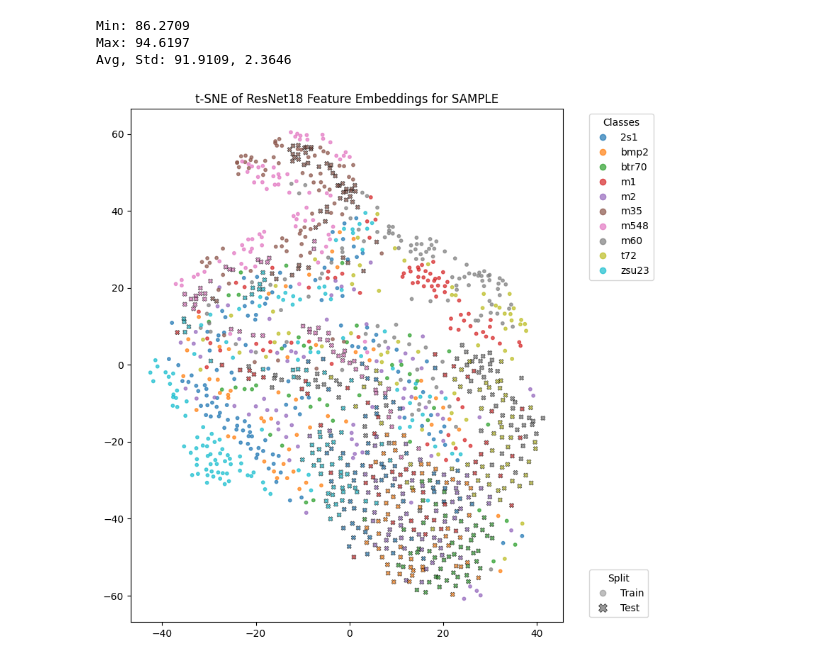
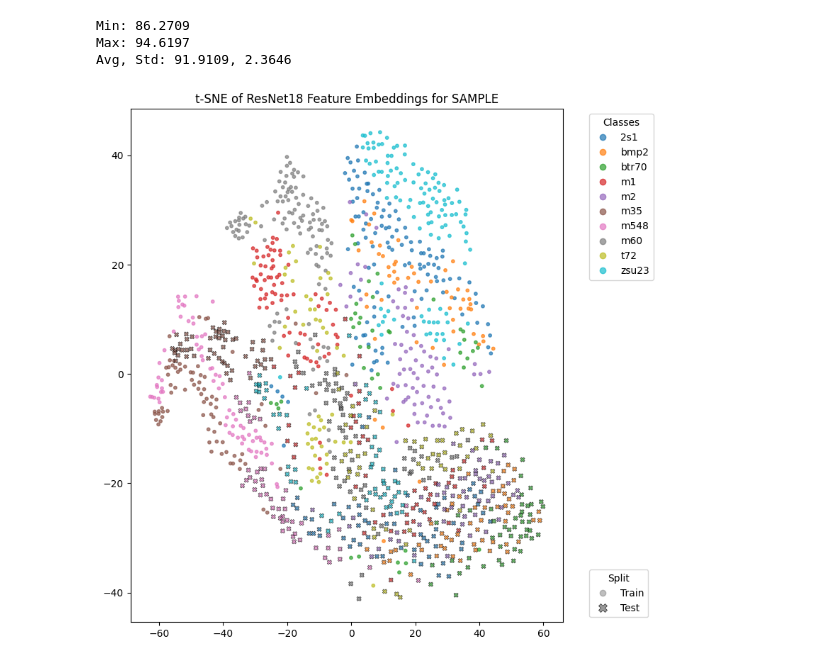
Before and after one commit to alvin-ng44/SAR_ML, a Jupyter notebook: notebooks/SSR/S1/SSR_SSR_w_noise.ipynb, the cells around one changed output. Cells and saved outputs as stored; diff of their text form; code cells hidden in the pictures.

```diff
--- a/notebooks/SSR/S1/SSR_SSR_w_noise.ipynb
+++ b/notebooks/SSR/S1/SSR_SSR_w_noise.ipynb
@@ -46,4 +47,5 @@ def worker_init_fn(worker_id):
 workspace = "/mnt/d/Users/Admin/Projects/dso/SAR_ML"
 data_workspace = os.path.join(workspace, "data/SAMPLE")
 # %%
-gmm_cache = build_gmm_cache(input_dir = os.path.join(data_workspace, "mat_files/synth"), processing_func = LogMapping(c = 1000.0))
+with open(os.path.join(workspace, "weights/SSR/SAMPLE_synth_gmm_cache.pkl"), "rb") as f:
+    gmm_cache = pickle.load(f)
@@ -72,14 +52,21 @@ gmm_cache
 # %%
-import pickle
+# import pickle
 
-# Save
-with open(os.path.join(workspace, "weights/SSR/SAMPLE_synth_gmm_cache.pkl"), "wb") as f:
-    pickle.dump(gmm_cache, f)
+# # Save
+# with open(os.path.join(workspace, "weights/SSR/SAMPLE_synth_gmm_cache.pkl"), "wb") as f:
+#     pickle.dump(gmm_cache, f)
 
 # Load
 # with open(os.path.join(workspace, "weights/SSR/SAMPLE_synth_gmm_cache.pkl"), "rb") as f:
 #     gmm_cache = pickle.load(f)
 # %%
+no_aug_synth_ds = synth_ds = DatasetFolderWithPath(
+    os.path.join(data_workspace, "mat_files/synth"),
+    extensions = (".mat"),
+    transform = transforms.Compose([Magnitude(), LogMapping(c = 1000.0), NumpyToTensor3Channel()]),
+    loader = mat_file_loader
+)
+
 synth_ds = DatasetFolderWithPath(
     os.path.join(data_workspace, "mat_files/synth"),
     extensions = (".mat"),
@@ -400,7 +387,7 @@ Min: 86.2709
 Max: 94.6197
 Avg, Std: 91.9109, 2.3646
 # %%
-combined_ds = ConcatDataset([train_ds, test_ds])
+combined_ds = ConcatDataset([filter_by_elev(no_aug_synth_ds, {14, 15, 16}), filter_by_elev(meas_ds, {17})])
 combined_loader = DataLoader(combined_ds, batch_size=64, shuffle=False, num_workers=12, pin_memory=True, persistent_workers=True)
 # %%
 device = torch.cuda.set_device("cuda:0")
@@ -412,7 +399,7 @@ new_model.fc = nn.Sequential(
     )
 # Load your trained weights
 new_model.load_state_dict(torch.load(
-    os.path.join(workspace, f"weights/SSR/Experiment_1/SSR_w_noise/rn18_run7_b16_epoch0.pth"),
+    os.path.join(workspace, f"weights/SSR/Experiment_1/SSR_w_noise/rn18_run5_b16_epoch0.pth"),
     map_location=device
 ))
 
@@ -468,34 +455,34 @@ plt.scatter(
     cmap="tab10",
     s=20,
     alpha=0.7,
     linewidths=0.5,
     marker = "X",
     edgecolors="k",
     vmin=0, vmax=n_classes - 1
 )
 
 class_legend = plt.legend(
     handles=scatter.legend_elements()[0],
     labels=class_names,
     title="Classes",
     bbox_to_anchor=(1.05, 1),
     loc="upper left"
 )
 
 fig.add_artist(class_legend)  # keep it when adding the second legend
 
 # Marker legend for train vs test
 marker_handles = [
     Line2D([0], [0], marker="o", color="grey", linestyle="None", markersize=6, alpha=0.5, label="Train"),
     Line2D([0], [0], marker="X", color="grey", linestyle="None", markersize=8, alpha=0.8, markeredgecolor="k", markeredgewidth=0.5, label="Test"),
 ]
 plt.legend(handles=marker_handles, title="Split", bbox_to_anchor=(1.05, 0), loc="lower left")
 
 plt.title("t-SNE of ResNet18 Feature Embeddings for SAMPLE")
 plt.tight_layout()
 plt.show()
 # %% [output]
-[figure, old version]
+[figure, new version]
 # %%
 device = torch.cuda.set_device("cuda:0")
 new_model = models.resnet18(weights = None) # dont load ImageNet Weights
```
Also changed, not shown: parts of 6 cells of this notebook, 6 other files.
